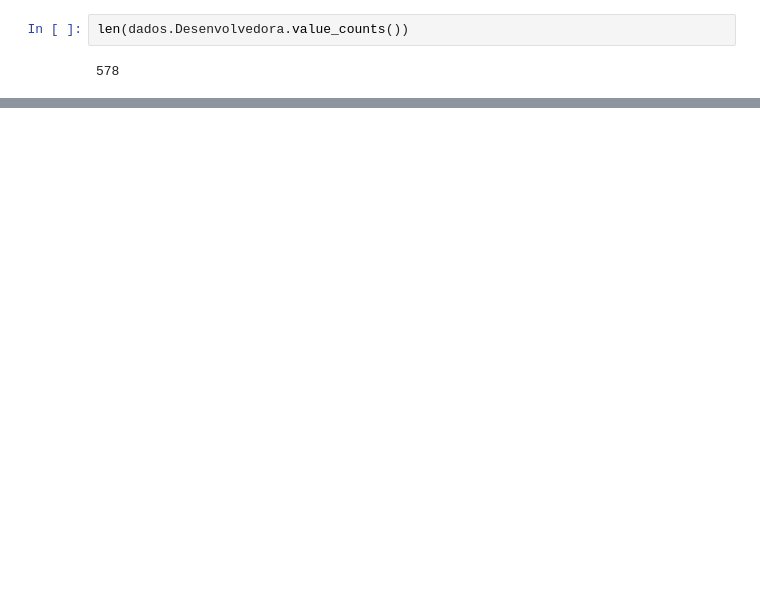
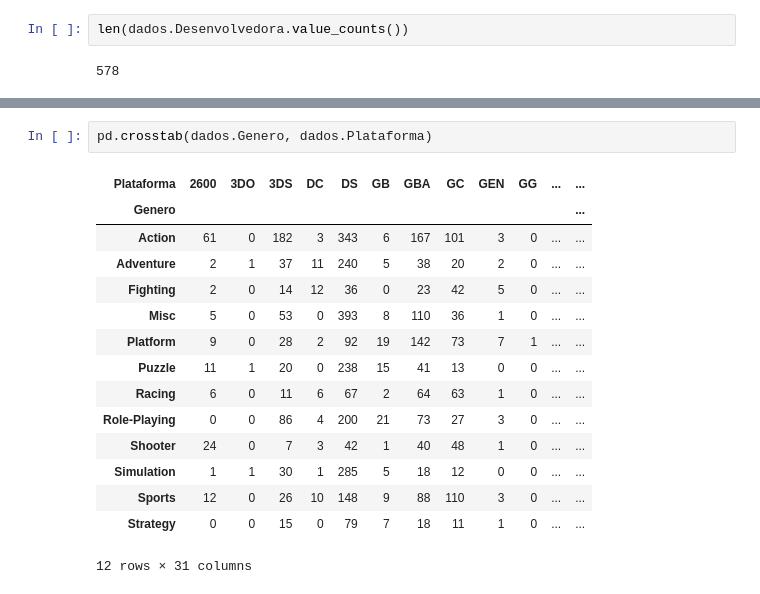
Before and after one commit to Vvitoor21/PythonForDataAnalytics, a Jupyter notebook: 08_Dados_Jogos_Vendas.ipynb, the cells around one changed output, grey strips where cells are left out. Cells and saved outputs as stored; diff of their text form; blank space fills up the shorter version.

```diff
--- a/08_Dados_Jogos_Vendas.ipynb
+++ b/08_Dados_Jogos_Vendas.ipynb
@@ -254,0 +346,18 @@ Electronic Arts
+# %%
+pd.crosstab(dados.Genero, dados.Plataforma)
+# %% [output]
+| Plataforma | 2600 | 3DO | 3DS | DC | DS | GB | GBA | GC | GEN | GG | ... | ... |
+| Genero |  |  |  |  |  |  |  |  |  |  |  | ... |
+| Action | 61 | 0 | 182 | 3 | 343 | 6 | 167 | 101 | 3 | 0 | ... | ... |
+| Adventure | 2 | 1 | 37 | 11 | 240 | 5 | 38 | 20 | 2 | 0 | ... | ... |
+| Fighting | 2 | 0 | 14 | 12 | 36 | 0 | 23 | 42 | 5 | 0 | ... | ... |
+| Misc | 5 | 0 | 53 | 0 | 393 | 8 | 110 | 36 | 1 | 0 | ... | ... |
+| Platform | 9 | 0 | 28 | 2 | 92 | 19 | 142 | 73 | 7 | 1 | ... | ... |
+| Puzzle | 11 | 1 | 20 | 0 | 238 | 15 | 41 | 13 | 0 | 0 | ... | ... |
+| Racing | 6 | 0 | 11 | 6 | 67 | 2 | 64 | 63 | 1 | 0 | ... | ... |
+| Role-Playing | 0 | 0 | 86 | 4 | 200 | 21 | 73 | 27 | 3 | 0 | ... | ... |
+| Shooter | 24 | 0 | 7 | 3 | 42 | 1 | 40 | 48 | 1 | 0 | ... | ... |
+| Simulation | 1 | 1 | 30 | 1 | 285 | 5 | 18 | 12 | 0 | 0 | ... | ... |
+| Sports | 12 | 0 | 26 | 10 | 148 | 9 | 88 | 110 | 3 | 0 | ... | ... |
+| Strategy | 0 | 0 | 15 | 0 | 79 | 7 | 18 | 11 | 1 | 0 | ... | ... |
+12 rows × 31 columns
```
Also changed, not shown: parts of 11 cells of this notebook.
